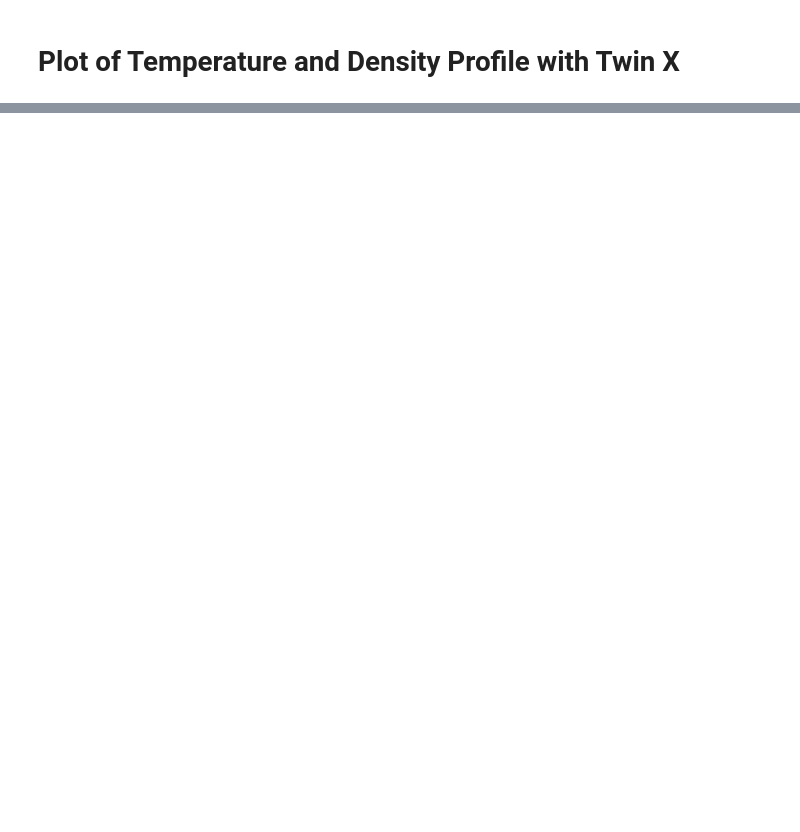
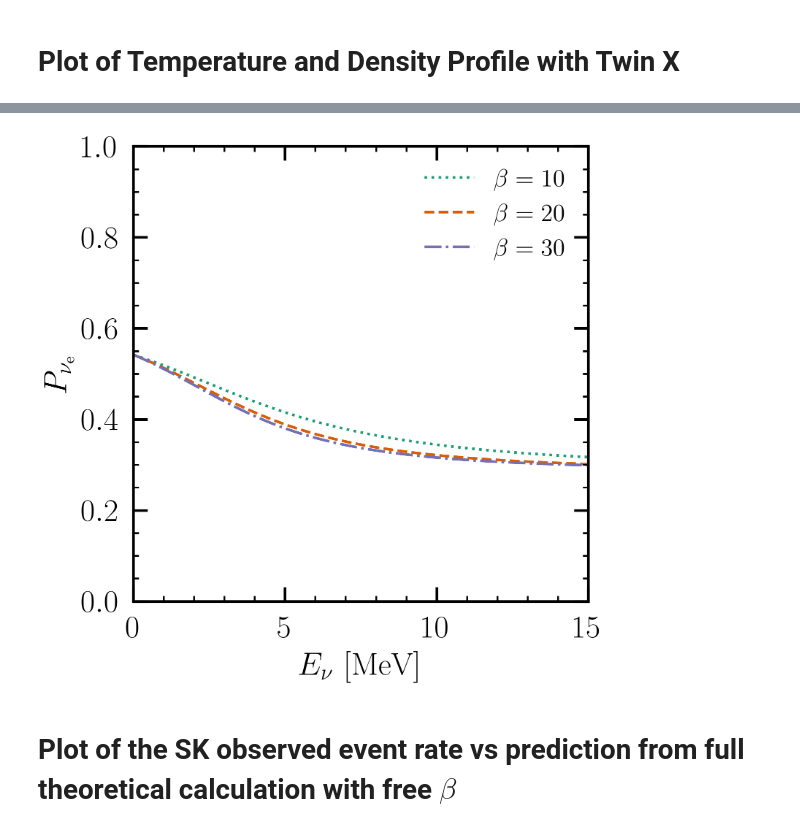
Before and after one commit to melanieAzaidel/solarLMAO, a Jupyter notebook: PlotFactory.ipynb, the cells around one changed output, grey strips where cells are left out. Saved outputs shown, nothing was run; the diff lists cells and outputs as text; code cells hidden in the pictures; blank space fills up the shorter version.

```diff
--- a/PlotFactory.ipynb
+++ b/PlotFactory.ipynb
@@ -82,0 +199,33 @@ plt.rcParams.update({'axes.linewidth': 1.5, 'xtick.major.width': 1.5,'ytick.majo
+# %%
+neutrino_energies = np.logspace(-2,np.log10(15),400) * u.MeV
+B8_probabilities_10 = []
+B8_probabilities_20 = []
+B8_probabilities_30 = []
+
+zone_30 = sLMAO.generate_production_zone(30)
+zone_20 = sLMAO.generate_production_zone(20)
+zone_10 = sLMAO.generate_production_zone(10)
+
+for energy in neutrino_energies:
+    B8_probabilities_10.append(sLMAO.p_ee(energy,zone_10))
+    B8_probabilities_20.append(sLMAO.p_ee(energy,zone_20))
+    B8_probabilities_30.append(sLMAO.p_ee(energy,zone_30))
+# %%
+fig, ax = plt.subplots(1, 1, figsize=(figsize, figsize),dpi=dpi)
+ax.plot(neutrino_energies,B8_probabilities_10,lw=1.5,label=r'$\beta = 10$',ls='dotted')
+ax.plot(neutrino_energies,B8_probabilities_20,lw=1.5,label=r'$\beta = 20$',ls='dashed')
+ax.plot(neutrino_energies,B8_probabilities_30,lw=1.5,label=r'$\beta = 30$',ls='dashdot')
+ax.set_xlabel(r'$E_\nu$ [MeV]')
+ax.set_ylabel(r'$P_{\nu_\mathrm{e}}$')
+ax.set_ylim(0,1)
+ax.set_xlim(0,15)
+ax.legend(fontsize=14)
+ax.tick_params(axis='both', pad=8)
+plt.tight_layout()
+ax.set_box_aspect(1)
+fig.savefig('figures/Survival_probability.pdf')
+plt.show()
+# %% [output]
+[figure, added]
+# %% [markdown]
+# Plot of the SK observed event rate vs prediction from full theoretical calculation with free $\beta$
```
Also changed, not shown: parts of 34 cells of this notebook, 39 other files.
